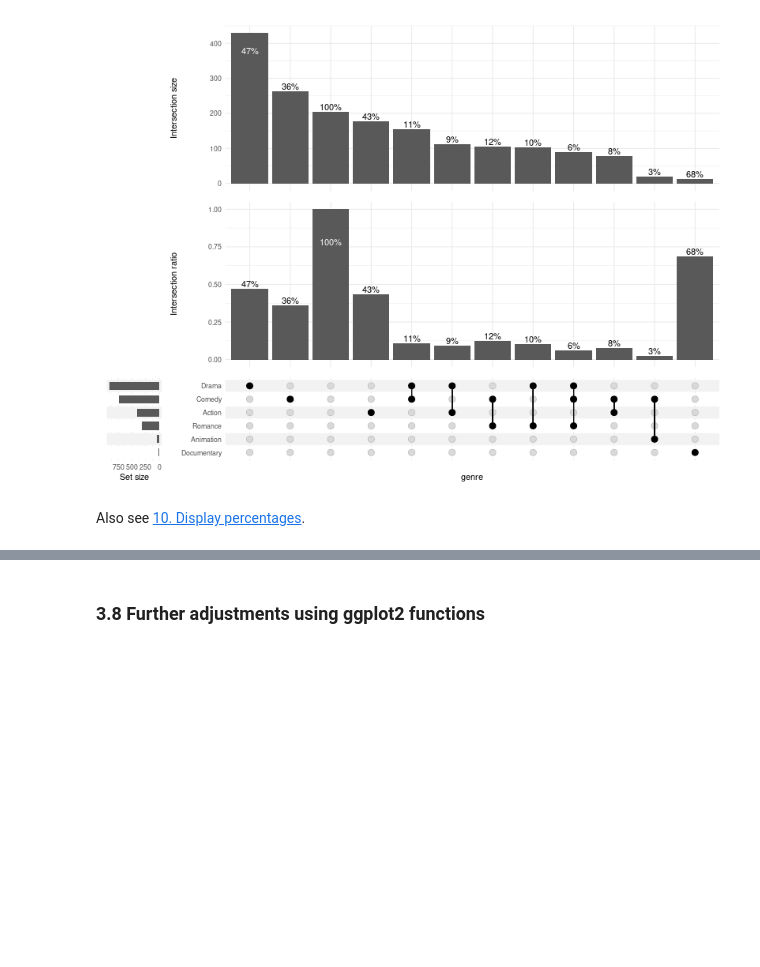
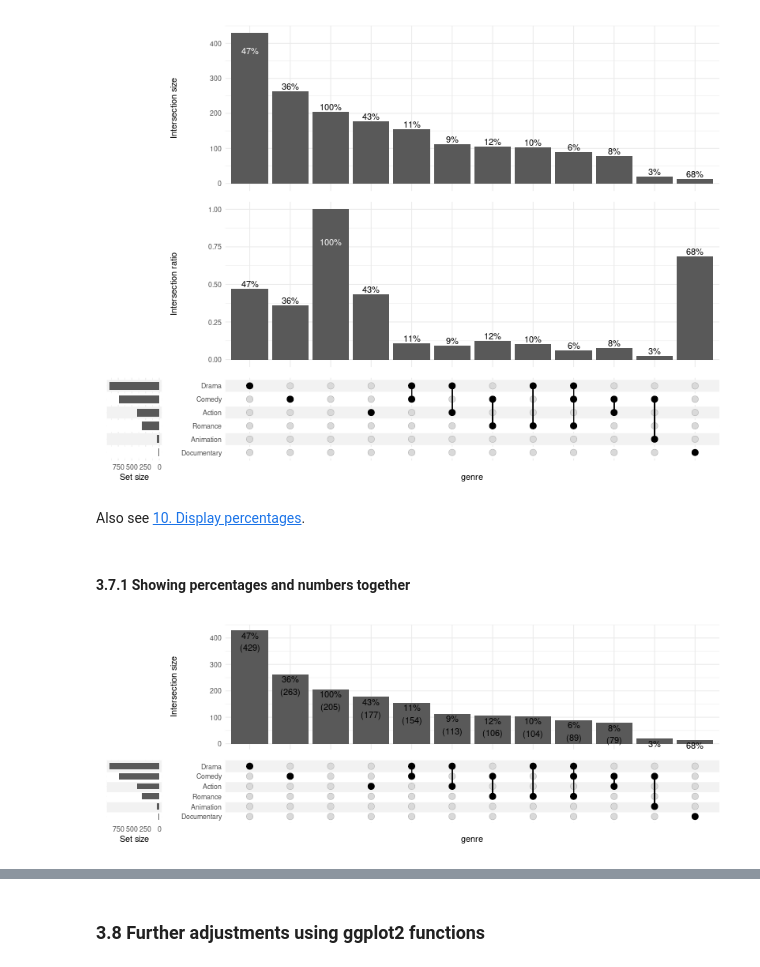
Before and after one commit to krassowski/complex-upset, a Jupyter notebook: vignettes/Examples.ipynb, the cells around one changed output, grey strips where cells are left out. Saved outputs shown, nothing was run; the diff lists cells and outputs as text; code cells hidden in the pictures; blank space fills up the shorter version.

Commit message:
Add examples for `ylab`, joint percentage and numbers

```diff
--- a/vignettes/Examples.ipynb
+++ b/vignettes/Examples.ipynb
@@ -575,3 +575,25 @@ upset(
 [figure]
 # %% [markdown]
 Also see [10. Display percentages](#10-display-percentages).
+# %% [markdown]
+#### 3.7.1 Showing percentages and numbers together
+# %%
+%%R -w 800 -h 300
+upset(
+    movies, genres, name='genre', width_ratio=0.1, min_size=10,
+    base_annotations=list(
+        'Intersection size'=intersection_size(
+            text_mapping=aes(label=paste0(
+                !!upset_text_percentage(),
+                '\n',
+                '(',
+                !!get_size_mode('exclusive_intersection'),
+                ')'
+            )),
+            bar_number_threshold=1,
+            text=list(vjust=1.1)
+        )
+    )
+)
+# %% [output]
+[figure, added]
```
Also changed, not shown: parts of 12 cells of this notebook.
